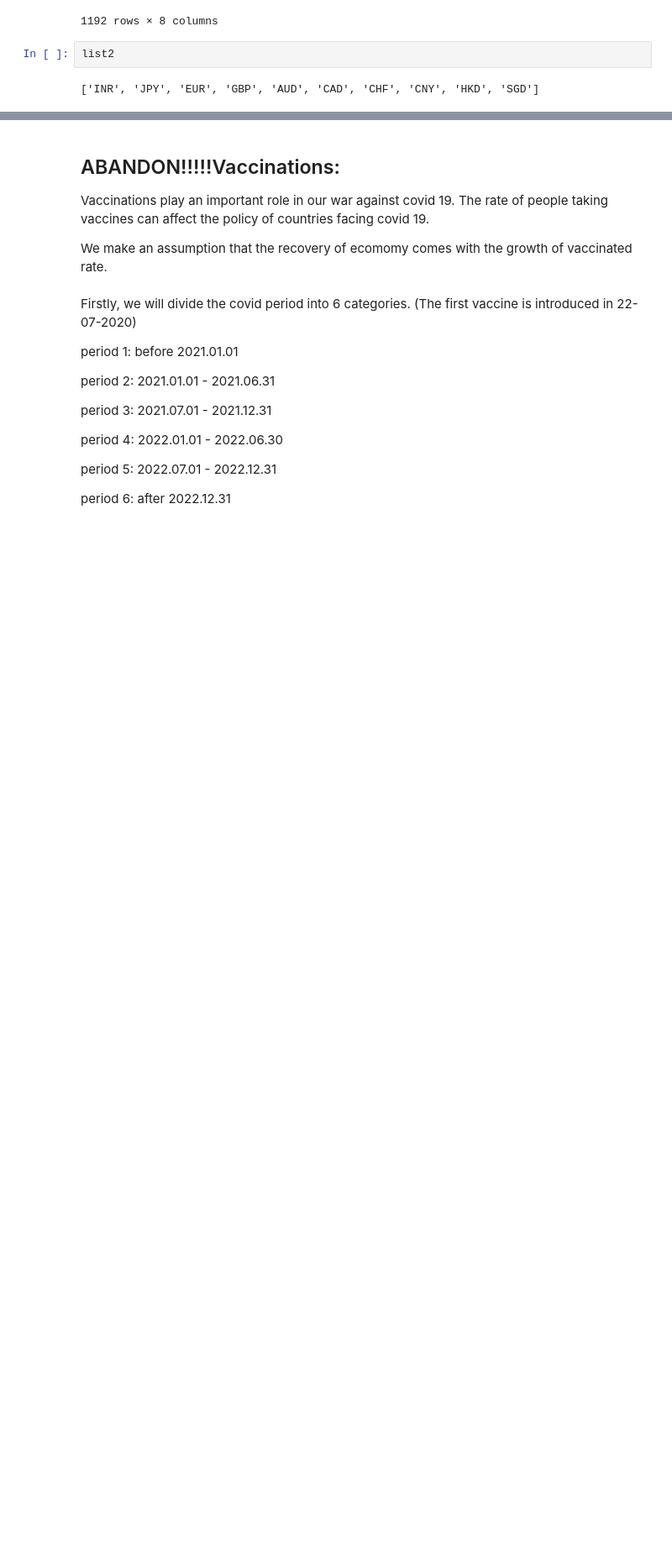
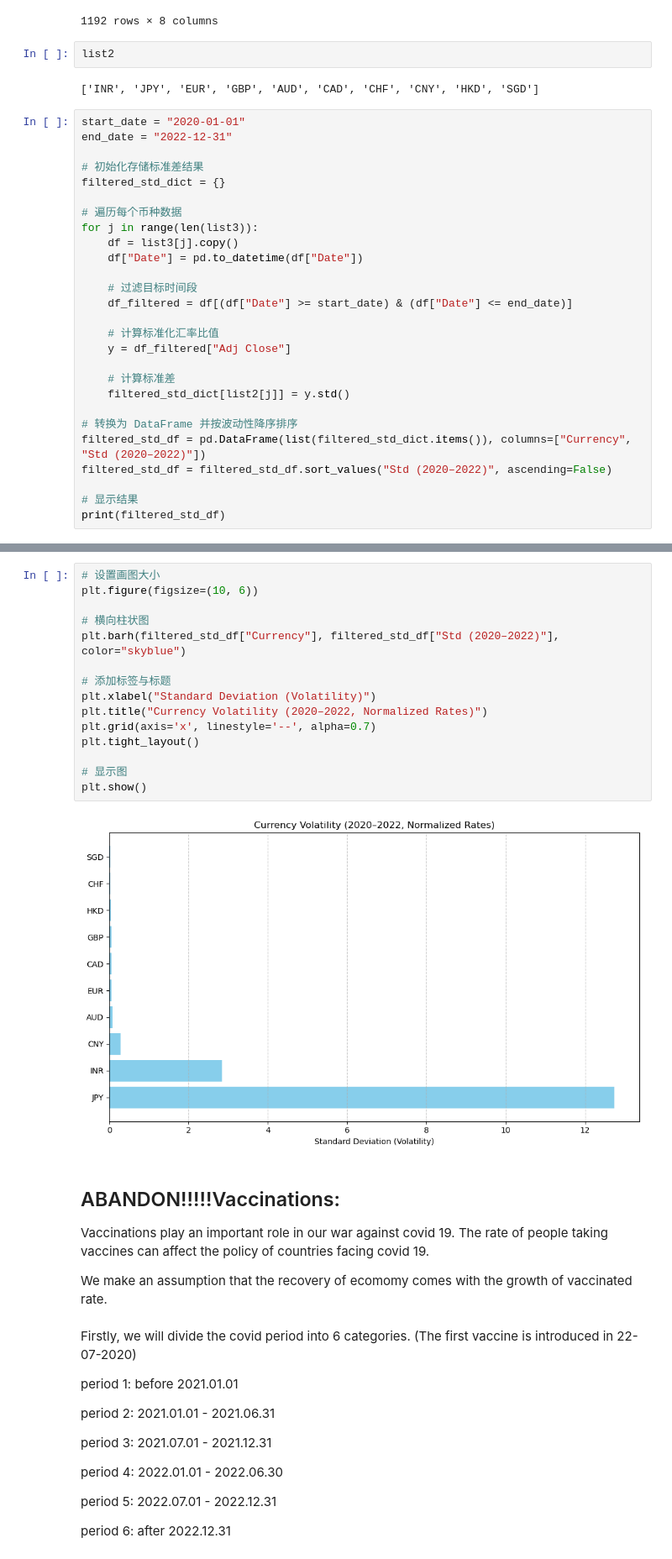
Before and after one commit to anapocai/Mooc_project, a Jupyter notebook: Xinyi.ipynb, the cells around one changed output, grey strips where cells are left out. Shown at 84% size. Saved outputs shown, nothing was run; the diff lists cells and outputs as text; blank space fills up the shorter version.

```diff
--- a/Xinyi.ipynb
+++ b/Xinyi.ipynb
@@ -165,3 +176,30 @@ list3[7]
 list2
 # %% [output]
 ['INR', 'JPY', 'EUR', 'GBP', 'AUD', 'CAD', 'CHF', 'CNY', 'HKD', 'SGD']
+# %%
+start_date = "2020-01-01"
+end_date = "2022-12-31"
+
+# 初始化存储标准差结果
+filtered_std_dict = {}
+
+# 遍历每个币种数据
+for j in range(len(list3)):
+    df = list3[j].copy()
+    df["Date"] = pd.to_datetime(df["Date"])
+
+    # 过滤目标时间段
+    df_filtered = df[(df["Date"] >= start_date) & (df["Date"] <= end_date)]
+
+    # 计算标准化汇率比值
+    y = df_filtered["Adj Close"]
+
+    # 计算标准差
+    filtered_std_dict[list2[j]] = y.std()
+
+# 转换为 DataFrame 并按波动性降序排序
+filtered_std_df = pd.DataFrame(list(filtered_std_dict.items()), columns=["Currency", "Std (2020–2022)"])
+filtered_std_df = filtered_std_df.sort_values("Std (2020–2022)", ascending=False)
+
+# 显示结果
+print(filtered_std_df)
@@ -168,3 +218,20 @@ list2
+# %%
+# 设置画图大小
+plt.figure(figsize=(10, 6))
+
+# 横向柱状图
+plt.barh(filtered_std_df["Currency"], filtered_std_df["Std (2020–2022)"], color="skyblue")
+
+# 添加标签与标题
+plt.xlabel("Standard Deviation (Volatility)")
+plt.title("Currency Volatility (2020–2022, Normalized Rates)")
+plt.grid(axis='x', linestyle='--', alpha=0.7)
+plt.tight_layout()
+
+# 显示图
+plt.show()
+# %% [output]
+[figure, added]
 # %% [markdown]
 ## ABANDON!!!!!Vaccinations:
 
```
Also changed, not shown: parts of 3 cells of this notebook.
